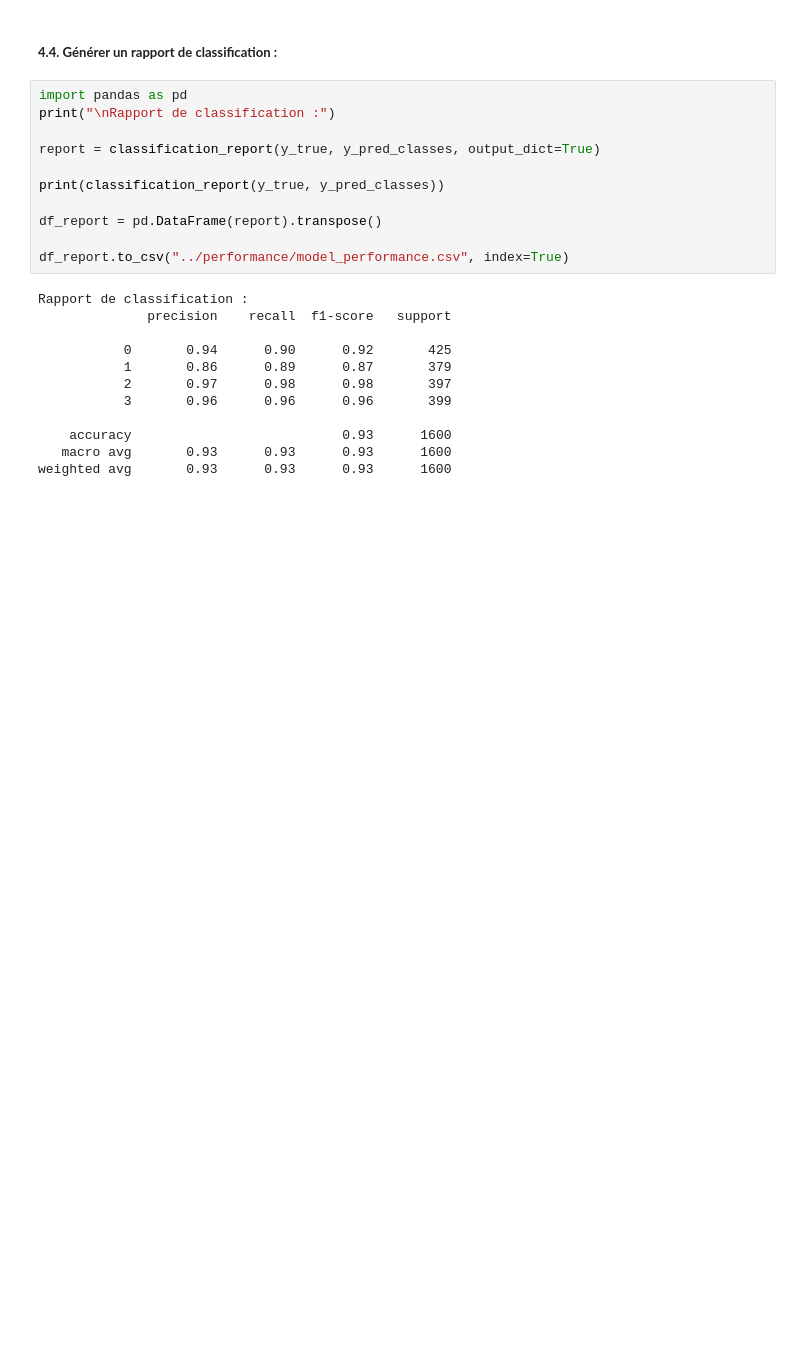
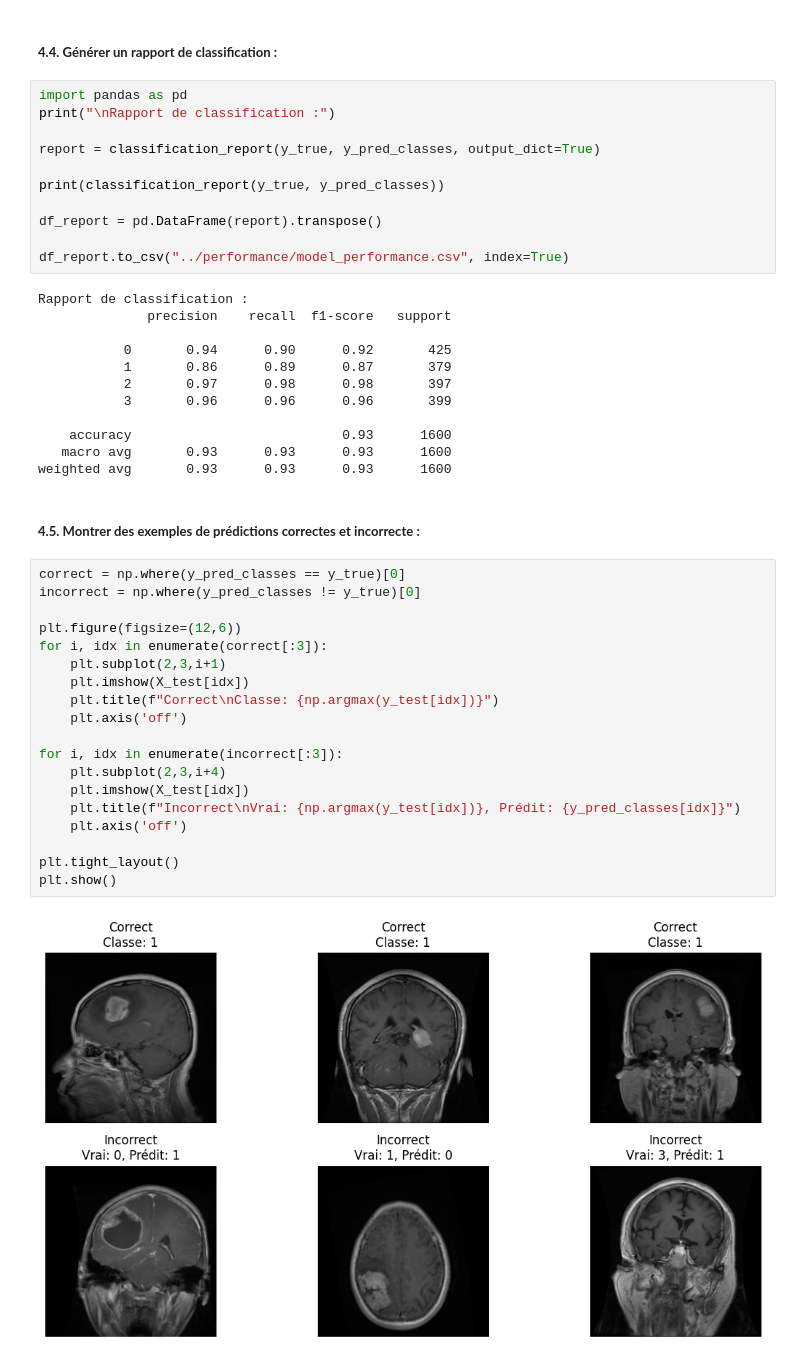
Before and after one commit to ABDELHAFIDAIT/BrainScan, a Jupyter notebook: src/2-conception.ipynb, the cells around one changed output. Cells and saved outputs as stored; diff of their text form; blank space fills up the shorter version.

Commit message:
BRAIN-45 Montrer des exemples de prédictions correctes et incorrectes.

```diff
--- a/src/2-conception.ipynb
+++ b/src/2-conception.ipynb
@@ -602,3 +602,26 @@ Rapport de classification :
     accuracy                           0.93      1600
    macro avg       0.93      0.93      0.93      1600
 weighted avg       0.93      0.93      0.93      1600
+# %% [markdown]
+##### **4.5. Montrer des exemples de prédictions correctes et incorrecte :**
+# %%
+correct = np.where(y_pred_classes == y_true)[0]
+incorrect = np.where(y_pred_classes != y_true)[0]
+
+plt.figure(figsize=(12,6))
+for i, idx in enumerate(correct[:3]):
+    plt.subplot(2,3,i+1)
+    plt.imshow(X_test[idx])
+    plt.title(f"Correct\nClasse: {np.argmax(y_test[idx])}")
+    plt.axis('off')
+
+for i, idx in enumerate(incorrect[:3]):
+    plt.subplot(2,3,i+4)
+    plt.imshow(X_test[idx])
+    plt.title(f"Incorrect\nVrai: {np.argmax(y_test[idx])}, Prédit: {y_pred_classes[idx]}")
+    plt.axis('off')
+
+plt.tight_layout()
+plt.show()
+# %% [output]
+[figure, added]
```
